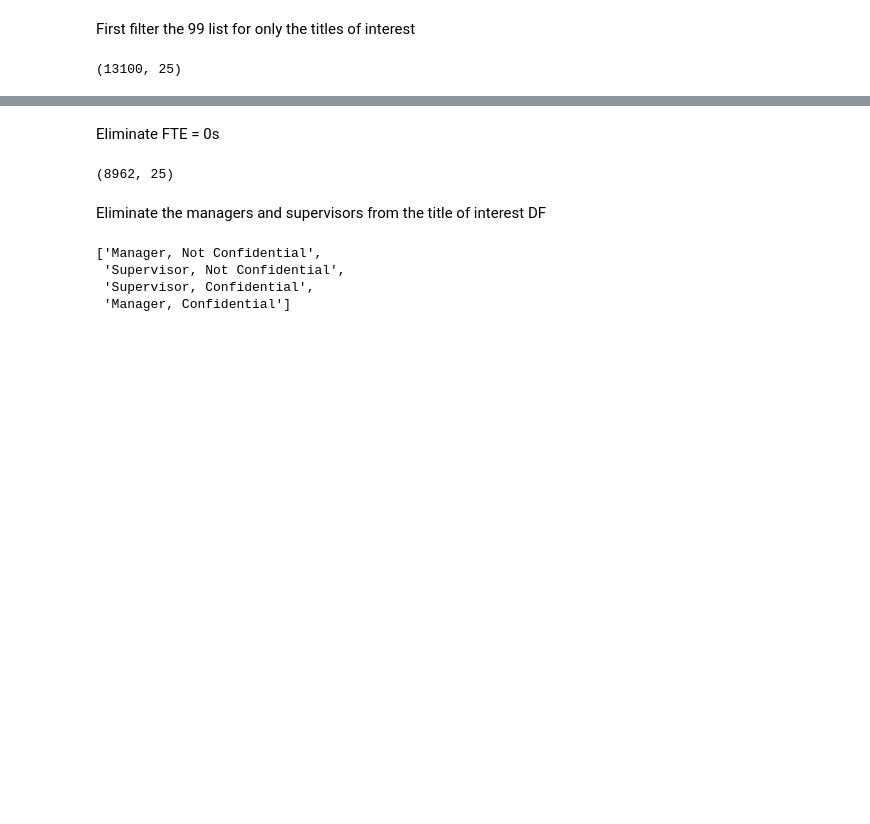
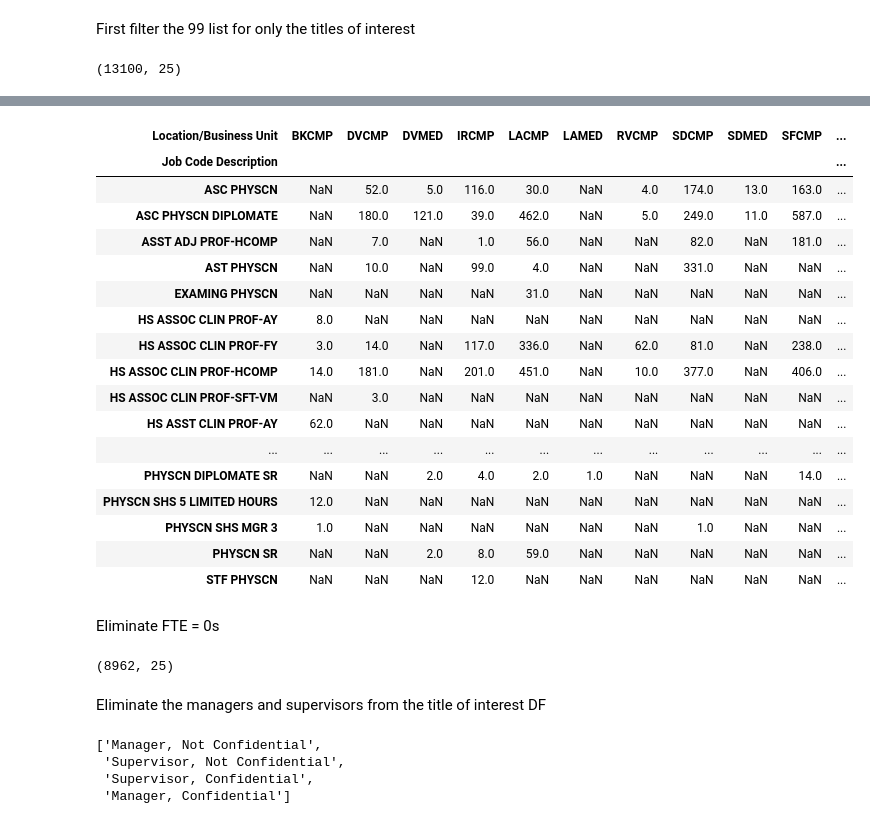
Before and after one commit to tougheye/Data_processing, a Jupyter notebook: Doctor_Name_find_in_99.ipynb, the cells around one changed output, grey strips where cells are left out. Saved outputs shown, nothing was run; the diff lists cells and outputs as text; code cells hidden in the pictures; blank space fills up the shorter version.

```diff
--- a/Doctor_Name_find_in_99.ipynb
+++ b/Doctor_Name_find_in_99.ipynb
@@ -69,3 +71,31 @@ latest_99_df.shape
+# %%
+titles_of_interest = ['ASC PHYSCN',
+ 'ASC PHYSCN DIPLOMATE',
+ 'ASST ADJ PROF-HCOMP',
+ 'AST PHYSCN',
+ 'EXAMING PHYSCN',
+ 'HS ASSOC CLIN PROF-AY',
+ 'HS ASSOC CLIN PROF-FY',
+ 'HS ASSOC CLIN PROF-HCOMP',
+ 'HS ASSOC CLIN PROF-SFT-VM',
+ 'HS ASST CLIN PROF-AY',
+ 'HS ASST CLIN PROF-FY',
+ 'HS ASST CLIN PROF-HCOMP',
+ 'HS ASST CLIN PROF-HCOMPC',
+ 'HS ASST CLIN PROF-SFT-VM',
+ 'HS CLIN INSTR-FY',
+ 'HS CLIN INSTR-HCOMP',
+ 'HS CLIN PROF-AY',
+ 'HS CLIN PROF-FY',
+ 'HS CLIN PROF-HCOMP',
+ 'HS CLIN PROF-SFT-VM',
+ 'NATUROPATHIC DOCTOR EX',
+ 'PHYSCN ADM 3',
+ 'PHYSCN DIPLOMATE SR',
+ 'PHYSCN SHS 5 LIMITED HOURS',
+ 'PHYSCN SHS MGR 3',
+ 'PHYSCN SR',
+ 'STF PHYSCN']
 # %% [markdown]
 First filter the 99 list for only the titles of interest
 # %%
@@ -76,3 +120,24 @@ latest_99_title_interest_df.shape
+# %%
+latest_99_title_interest_df.pivot_table(columns=['Location/Business Unit'], index='Job Code Description', values='Employee Lived Name', aggfunc='count')
+# %% [output]
+| Location/Business Unit | BKCMP | DVCMP | DVMED | IRCMP | LACMP | LAMED | RVCMP | SDCMP | SDMED | SFCMP | ... |
+| Job Code Description |  |  |  |  |  |  |  |  |  |  | ... |
+| ASC PHYSCN | NaN | 52.0 | 5.0 | 116.0 | 30.0 | NaN | 4.0 | 174.0 | 13.0 | 163.0 | ... |
+| ASC PHYSCN DIPLOMATE | NaN | 180.0 | 121.0 | 39.0 | 462.0 | NaN | 5.0 | 249.0 | 11.0 | 587.0 | ... |
+| ASST ADJ PROF-HCOMP | NaN | 7.0 | NaN | 1.0 | 56.0 | NaN | NaN | 82.0 | NaN | 181.0 | ... |
+| AST PHYSCN | NaN | 10.0 | NaN | 99.0 | 4.0 | NaN | NaN | 331.0 | NaN | NaN | ... |
+| EXAMING PHYSCN | NaN | NaN | NaN | NaN | 31.0 | NaN | NaN | NaN | NaN | NaN | ... |
+| HS ASSOC CLIN PROF-AY | 8.0 | NaN | NaN | NaN | NaN | NaN | NaN | NaN | NaN | NaN | ... |
+| HS ASSOC CLIN PROF-FY | 3.0 | 14.0 | NaN | 117.0 | 336.0 | NaN | 62.0 | 81.0 | NaN | 238.0 | ... |
+| HS ASSOC CLIN PROF-HCOMP | 14.0 | 181.0 | NaN | 201.0 | 451.0 | NaN | 10.0 | 377.0 | NaN | 406.0 | ... |
+| HS ASSOC CLIN PROF-SFT-VM | NaN | 3.0 | NaN | NaN | NaN | NaN | NaN | NaN | NaN | NaN | ... |
+| HS ASST CLIN PROF-AY | 62.0 | NaN | NaN | NaN | NaN | NaN | NaN | NaN | NaN | NaN | ... |
+| ... | ... | ... | ... | ... | ... | ... | ... | ... | ... | ... | ... |
+| PHYSCN DIPLOMATE SR | NaN | NaN | 2.0 | 4.0 | 2.0 | 1.0 | NaN | NaN | NaN | 14.0 | ... |
+| PHYSCN SHS 5 LIMITED HOURS | 12.0 | NaN | NaN | NaN | NaN | NaN | NaN | NaN | NaN | NaN | ... |
+| PHYSCN SHS MGR 3 | 1.0 | NaN | NaN | NaN | NaN | NaN | NaN | 1.0 | NaN | NaN | ... |
+| PHYSCN SR | NaN | NaN | 2.0 | 8.0 | 59.0 | NaN | NaN | NaN | NaN | NaN | ... |
+| STF PHYSCN | NaN | NaN | NaN | 12.0 | NaN | NaN | NaN | NaN | NaN | NaN | ... |
 # %% [markdown]
 Eliminate FTE = 0s
 # %%
```
Also changed, not shown: parts of 3 cells of this notebook.
